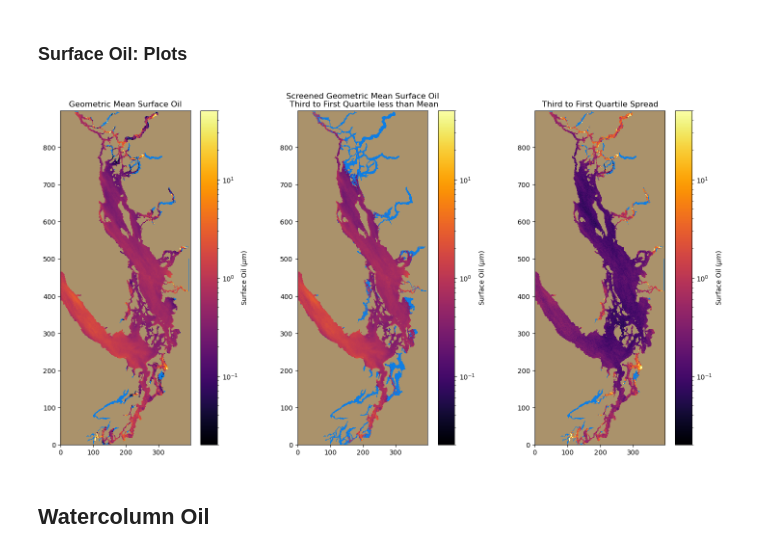
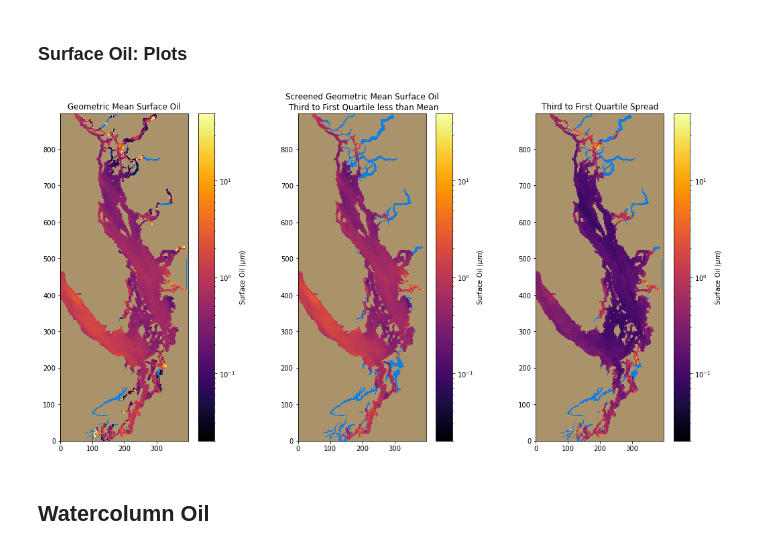
Before and after one commit to MIDOSS/Visualization, a Jupyter notebook: notebooks/Plot_Aggregates_oils_ErrorBnds.ipynb, the cells around one changed output. Cells and saved outputs as stored; diff of their text form; code cells hidden in the pictures.

```diff
--- a/notebooks/Plot_Aggregates_oils_ErrorBnds.ipynb
+++ b/notebooks/Plot_Aggregates_oils_ErrorBnds.ipynb
@@ -39,6 +41,8 @@ def truncate_colormap(cmap, minval=0.0, maxval=1.0, n=-1):
 minColor = 0.1
 maxColor = 0.85
 thermal_r_t = truncate_colormap(cm.thermal_r, minColor, maxColor)
+# %%
+need = 4   # need four values at a point to calculate quartiles
 # %% [markdown]
 ## Beaching
 # %% [markdown]
@@ -291,13 +306,16 @@ sv_perol = perol
 # %%
-ma_surface_oil = np.ma.masked_array(oil.surface_oil[0]/(oil.oilpresence + eps), oil.oilpresence == 0)
+ma_surface_oil = np.ma.masked_array(oil.surface_oil[0]/(oil.oilpresence + eps),
+                                    oil.oilpresence == 0)
 
 surfoil_25 = np.quantile(oil.surface_oil/(oil.oilpresence + eps), 0.25, axis=0)
 surfoil_75 = np.quantile(oil.surface_oil/(oil.oilpresence + eps), 0.75, axis=0)
 
-surfoiled = np.ma.masked_array(oil.surface_oil[0]/(oil.oilpresence + eps), (oil.oilpresence <= 1) | (
-    (surfoil_75 - surfoil_25 > absol) ))
+surfoiled = np.ma.masked_array(oil.surface_oil[0]/(oil.oilpresence + eps),
+                               (oil.oilpresence < need) | (
+    (np.exp(surfoil_75) - np.exp(surfoil_25) > np.exp(ma_surface_oil)) ))
 
-ma_surfoil_del = np.ma.masked_array(surfoil_75 - surfoil_25, oil.oilpresence <= 0)
+ma_surfoil_del = np.ma.masked_array(np.exp(surfoil_75) -
+                                    np.exp(surfoil_25), oil.oilpresence < need)
 # %%
 plt.hist(oil.surface_oil[:, 400, 300]/(oil.oilpresence[400, 300] + eps))
 
@@ -341,37 +359,37 @@ vmin, vmax = 0.02, 50
 
 for ax in axs:
     ax.pcolormesh(tmask[1:, 1:], cmap='terrain', vmin=-0.2, vmax=1.6)
     ax.set_ylim(imin, imax)
     ax.set_xlim(jmin, jmax)
     ax.set_aspect(aspect)
 
 
 C = axs[0].pcolormesh(
      np.exp(ma_surface_oil) * divarea * 1e6, norm=colors.LogNorm(vmin=vmin, vmax=vmax),
     zorder=2, cmap='inferno'
 )
 cb = fig.colorbar(C, ax=axs[0]);
 cb.set_label('Surface Oil ($\mu m$)')
 axs[0].set_title('Geometric Mean Surface Oil')
 
 C = axs[1].pcolormesh(
      np.exp(surfoiled) * divarea * 1e6,
     zorder=2, norm=colors.LogNorm(vmin=vmin, vmax=vmax), cmap='inferno'
 )
 cb = fig.colorbar(C, ax=axs[1]);
 cb.set_label('Surface Oil ($\mu m$)')
-axs[1].set_title(f'Screened Geometric Mean Surface Oil\n Third to First Quartile less than Mean')
+axs[1].set_title(
+    f'Screened Geometric Mean Surface Oil\n Third to First Quartile less than Mean')
 
 C = axs[2].pcolormesh(
-     (np.exp(np.ma.masked_array(surfoil_75, oil.oilpresence <= 0))
-      - np.exp(np.ma.masked_array(surfoil_25, oil.oilpresence <= 0))) * divarea * 1e6, norm=colors.LogNorm(vmin=vmin, vmax=vmax),
+     ma_surfoil_del * divarea * 1e6, norm=colors.LogNorm(vmin=vmin, vmax=vmax),
     zorder=2, cmap='inferno'
 )
 cb = fig.colorbar(C, ax=axs[2]);
 cb.set_label('Surface Oil ($\mu m$)')
 axs[2].set_title('Third to First Quartile Spread');
 # %% [output]
-[figure, old version]
+[figure, new version]
 # %% [markdown]
 ## Watercolumn Oil
 # %% [markdown]
```
Also changed, not shown: parts of 24 cells of this notebook.
